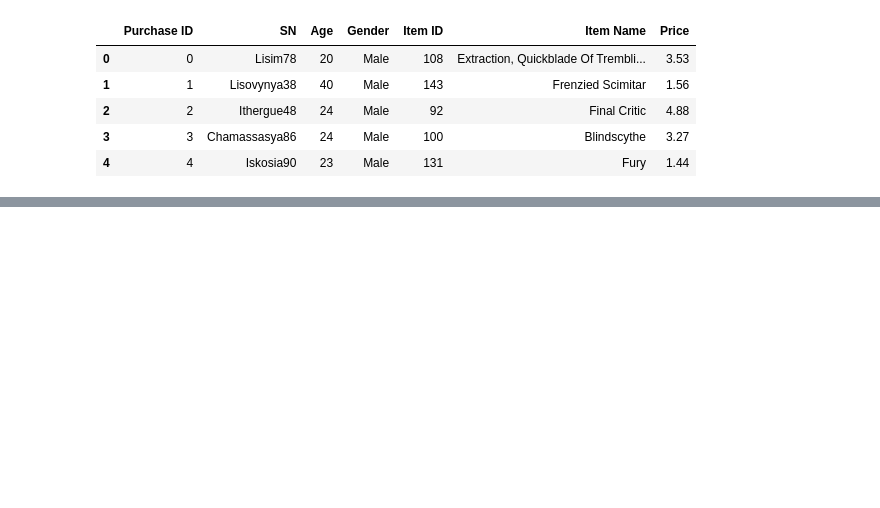
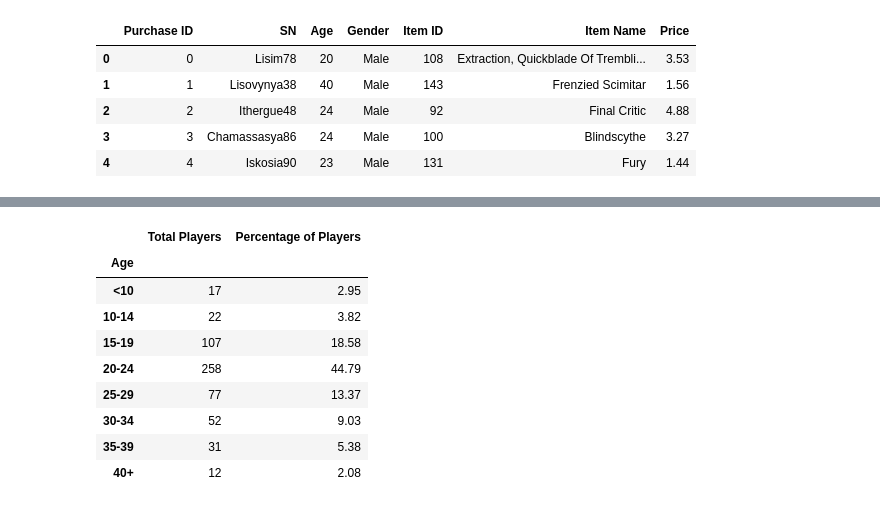
Before and after one commit to akkheyy/Pandas-, a Jupyter notebook: HeroesOfPymoli/HeroesOfPymoli_AK.ipynb, the cells around one changed output, grey strips where cells are left out. Drawn from its saved outputs; the diff is of its cells as text; code cells hidden in the pictures; blank space fills up the shorter version.

```diff
--- a/HeroesOfPymoli/HeroesOfPymoli_AK.ipynb
+++ b/HeroesOfPymoli/HeroesOfPymoli_AK.ipynb
@@ -165,0 +103,8 @@ df.groupby("SN").agg({"SN": ["count"], "Price": ["mean", "sum"]})
+# %%
+ages_player = df.groupby(bin_series)["SN"].nunique()
+# %%
+ages_df = df.groupby(bin_series)["SN"].nunique().to_frame()
+# %%
+ages_df["Percentage of Players"] = round((ages_player / players * 100), 2)
+# %%
+ages_df.columns= ["Total Players", "Percentage of Players"]
@@ -165,0 +126,13 @@ df.groupby("SN").agg({"SN": ["count"], "Price": ["mean", "sum"]})
+# %%
+ages_df
+# %% [output]
+|  | Total Players | Percentage of Players |
+| Age |  |  |
+| <10 | 17 | 2.95 |
+| 10-14 | 22 | 3.82 |
+| 15-19 | 107 | 18.58 |
+| 20-24 | 258 | 44.79 |
+| 25-29 | 77 | 13.37 |
+| 30-34 | 52 | 9.03 |
+| 35-39 | 31 | 5.38 |
+| 40+ | 12 | 2.08 |
```
Also changed, not shown: parts of 63 cells of this notebook.
